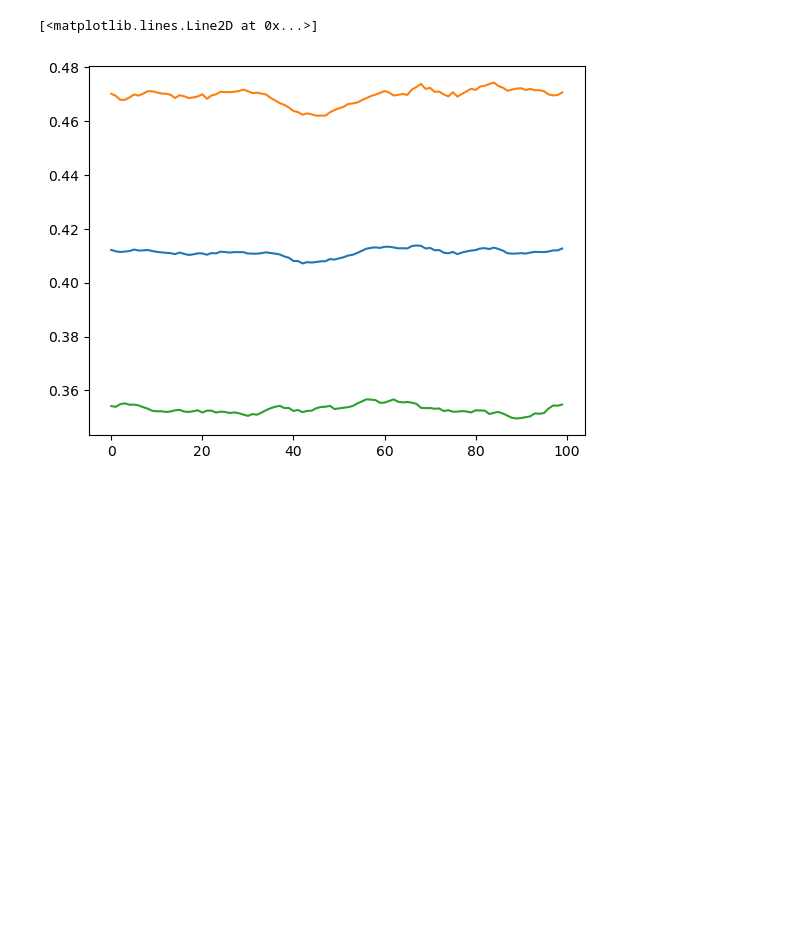
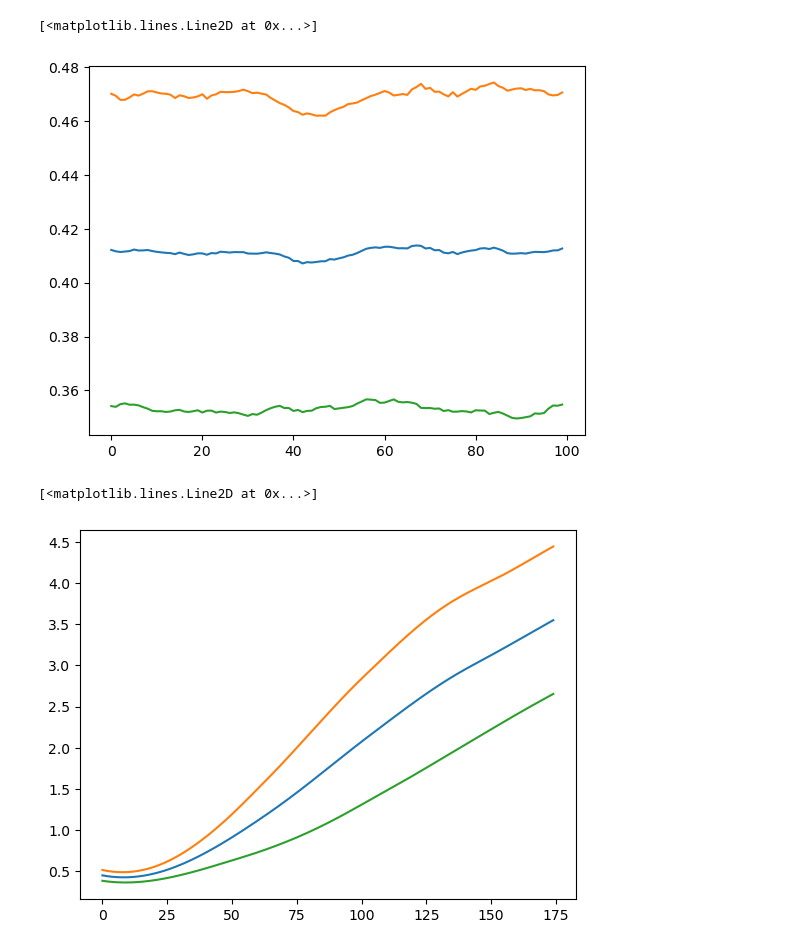
Before and after one commit to m-dml/coda, a Jupyter notebook: notebooks/dda_example_final.ipynb, the cells around one changed output. Saved outputs shown, nothing was run; the diff lists cells and outputs as text; code cells hidden in the pictures; blank space fills up the shorter version.

```diff
--- a/notebooks/dda_example_final.ipynb
+++ b/notebooks/dda_example_final.ipynb
@@ -113,0 +175,35 @@ img_diff = axes[3].pcolor(difference.T, vmin=-vlim, vmax=vlim, cmap="bwr")
+# %%
+"""
+    Same as above but for all available test simulations
+"""
+integration_window = 150
+forecast_window = 150
+
+n_timesteps = integration_window + forecast_window
+
+ground_truth = dataset.ground_truth[:, :n_timesteps].cpu()
+
+observations = torch.zeros_like(ground_truth)
+observations[:, :integration_window] = dataset.observations[:, :integration_window].cpu()
+# cover missing values with np.nan
+is_missing = torch.eq(observations, 0.)
+observations = observations.masked_fill(is_missing, np.nan)
+
+
+analysis_and_forecast = torch.full_like(ground_truth, np.nan)
+# insert part of the reconstruction
+li = config.input_window_extend
+ri = integration_window - config.input_window_extend
+analysis_and_forecast[:, li:ri] = reconstructions[:, :ri-li].cpu()
+
+# insert forecast from estimated initial state
+initial_state = analysis_and_forecast[:, ri-1]
+forward_operator = L96Simulator(forcing=8.0)
+n_steps = analysis_and_forecast.shape[1] - ri
+time = torch.arange(0, n_steps*0.01, 0.01)
+rollout = forward_operator.integrate(time=time, state=initial_state).squeeze()
+analysis_and_forecast[:, ri:] = rollout
+
+difference = ground_truth[:, li:] - analysis_and_forecast[:, li:]
+difference = torch.full_like(ground_truth, np.nan)
+difference[:, li:] = ground_truth[:, li:] - analysis_and_forecast[:, li:]
@@ -122,3 +257,14 @@ plt.plot(reconstruction_mean_errors-reconstruction_std_errors)
 # %% [output]
 [<matplotlib.lines.Line2D at 0x...>]
 [figure]
+# %%
+squered_errors = (analysis_and_forecast[:, ri:].cpu() - ground_truth[:, ri:].cpu())**2
+reconstruction_mean_errors = squered_errors.mean((-1, 0)).sqrt()
+reconstruction_std_errors = squered_errors.mean((-1)).sqrt().std((0))
+
+plt.plot(reconstruction_mean_errors)
+plt.plot(reconstruction_mean_errors+reconstruction_std_errors)
+plt.plot(reconstruction_mean_errors-reconstruction_std_errors)
+# %% [output]
+[<matplotlib.lines.Line2D at 0x...>]
+[figure, added]
```
Also changed, not shown: parts of 13 cells of this notebook, 1 other file.
